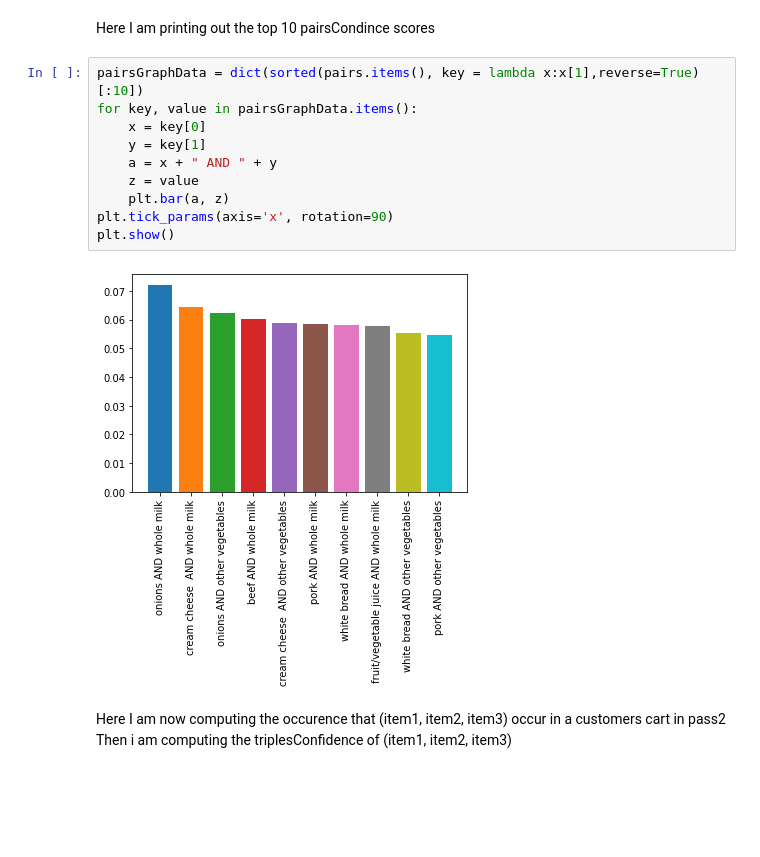
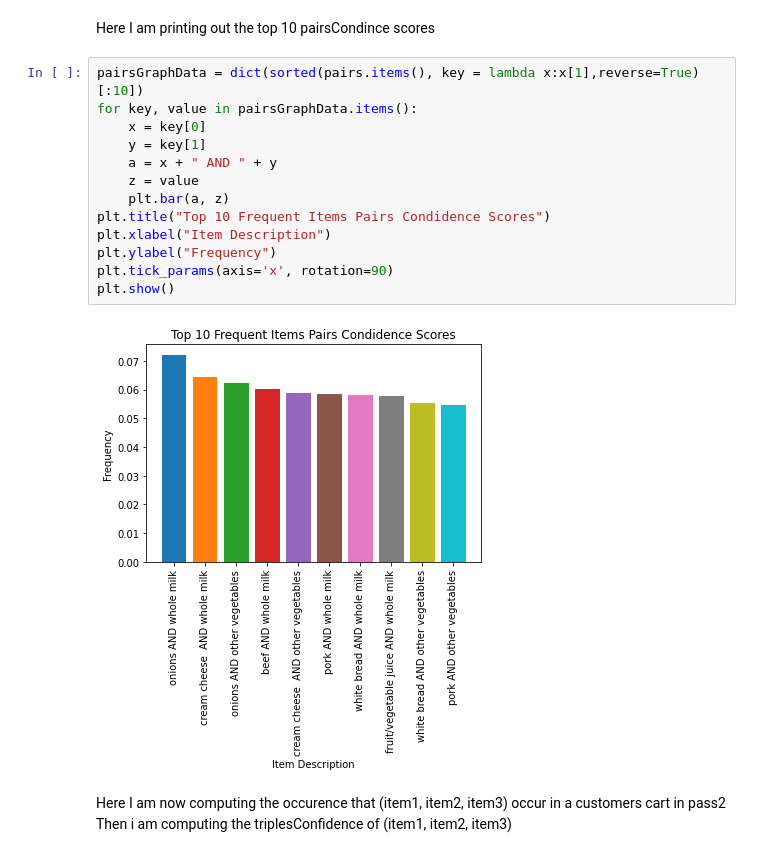
Before and after one commit to Musa-Husseini/CPTS-315, a Jupyter notebook: Project/Final.ipynb, the cells around one changed output. Cells and saved outputs as stored; diff of their text form; blank space fills up the shorter version.

```diff
--- a/Project/Final.ipynb
+++ b/Project/Final.ipynb
@@ -110,15 +113,18 @@ Here I am printing out the top 10 pairsCondince scores
 # %%
 pairsGraphData = dict(sorted(pairs.items(), key = lambda x:x[1],reverse=True)[:10])
 for key, value in pairsGraphData.items():
     x = key[0]
     y = key[1]
     a = x + " AND " + y
     z = value
     plt.bar(a, z)
+plt.title("Top 10 Frequent Items Pairs Condidence Scores")
+plt.xlabel("Item Description")
+plt.ylabel("Frequency")
 plt.tick_params(axis='x', rotation=90)
 plt.show()
 # %% [output]
-[figure, old version]
+[figure, new version]
 # %% [markdown]
 Here I am now computing the occurence that (item1, item2, item3) occur in a customers cart in pass2
 Then i am computing the triplesConfidence of (item1, item2, item3)
```
Also changed, not shown: parts of 5 cells of this notebook.
